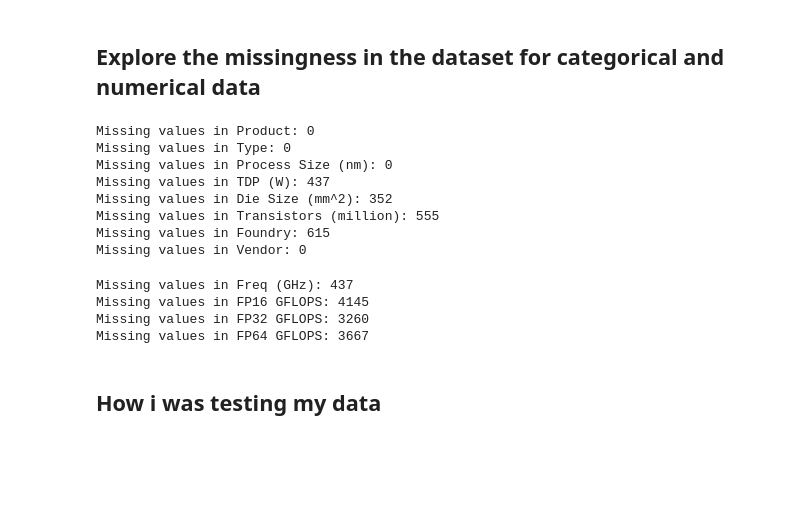
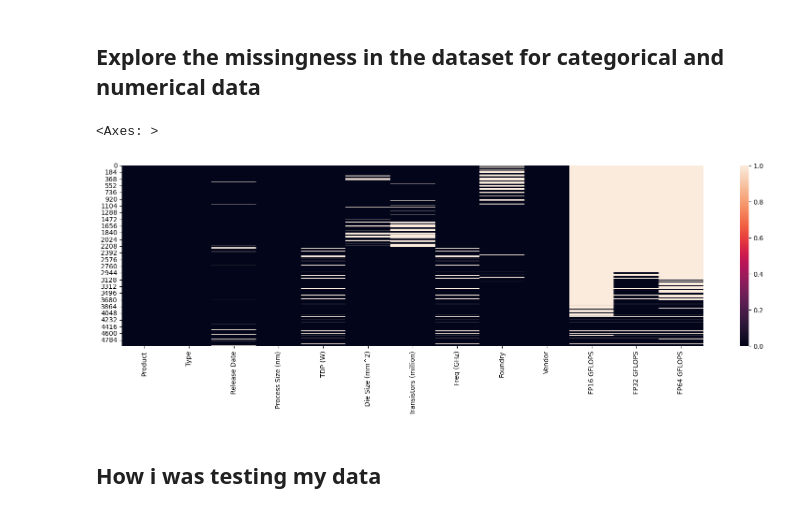
Before and after one commit to memmar1/Machine-Learning, a Jupyter notebook: Machine_Learning/week1_project/Week1_Project.ipynb, the cells around one changed output. Saved outputs shown, nothing was run; the diff lists cells and outputs as text; code cells hidden in the pictures; blank space fills up the shorter version.

Commit message:
Changed Missingness exploration
Changed ABC

```diff
--- a/Machine_Learning/week1_project/Week1_Project.ipynb
+++ b/Machine_Learning/week1_project/Week1_Project.ipynb
@@ -4,7 +4,7 @@ import pandas as pd
 import seaborn as sns
 import matplotlib.pyplot as plt
 # %%
-data = pd.read_csv(r"C:\Users\Dell\Desktop\ZINDUA\Machine_Learning\week1_project\chip_dataset.csv")
+data = pd.read_csv("chip_dataset.csv")
 # %%
 data.info()
 # %% [output]
@@ -44,29 +44,21 @@ data["Release Date"] = pd.to_datetime(data["Release Date"], format="%m/%d/%y")
 # %% [markdown]
 ## Explore the missingness in the dataset for categorical and numerical data
 # %%
-categorical_cols = ["Product", "Type","Process Size (nm)","TDP (W)","Die Size (mm^2)","Transistors (million)","Foundry","Vendor"]  # List of categorical columns
-for col in categorical_cols:
-    missing_values = data[col].isnull().sum()
-    print(f"Missing values in {col}: {missing_values}")
+# categorical_cols = ["Product", "Type","Process Size (nm)","TDP (W)","Die Size (mm^2)","Transistors (million)","Foundry","Vendor"]  # List of categorical columns
+# for col in categorical_cols:
+#     missing_values = data[col].isnull().sum()
+#     print(f"Missing values in {col}: {missing_values}")
-# %% [output]
-Missing values in Product: 0
-Missing values in Type: 0
-Missing values in Process Size (nm): 0
-Missing values in TDP (W): 437
-Missing values in Die Size (mm^2): 352
-Missing values in Transistors (million): 555
-Missing values in Foundry: 615
-Missing values in Vendor: 0
+# %%
+plt.figure(figsize=(20,5))
+sns.heatmap(data.isnull())
+# %% [output]
+<Axes: >
+[figure, added]
 # %%
-numerical_cols = ["Freq (GHz)", "FP16 GFLOPS","FP32 GFLOPS","FP64 GFLOPS"]  # List of numerical columns
-for col in numerical_cols:
-    missing_values = data[col].isnull().sum()
-    print(f"Missing values in {col}: {missing_values}")
+# numerical_cols = ["Freq (GHz)", "FP16 GFLOPS","FP32 GFLOPS","FP64 GFLOPS"]  # List of numerical columns
+# for col in numerical_cols:
+#     missing_values = data[col].isnull().sum()
+#     print(f"Missing values in {col}: {missing_values}")
-# %% [output]
-Missing values in Freq (GHz): 437
-Missing values in FP16 GFLOPS: 4145
-Missing values in FP32 GFLOPS: 3260
-Missing values in FP64 GFLOPS: 3667
 # %% [markdown]
 ## How i was testing my data
 # %%
```
